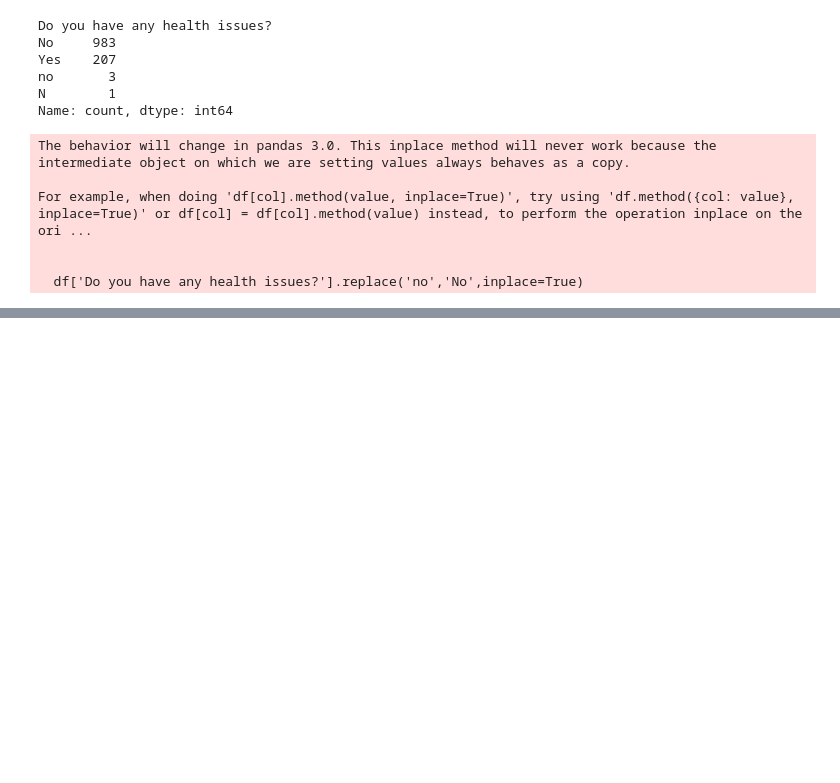
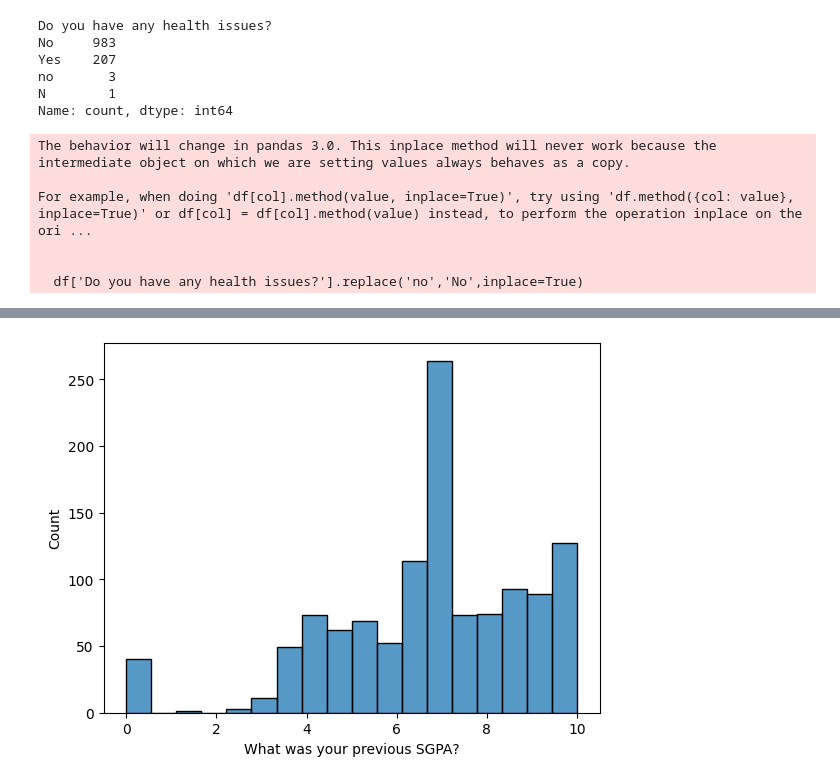
Before and after one commit to SanyamSingla2910/Student-Performance-Predictor, a Jupyter notebook: Notebooks/Understanding and cleaning the Data.ipynb, the cells around one changed output, grey strips where cells are left out. Drawn from its saved outputs; the diff is of its cells as text; code cells hidden in the pictures; blank space fills up the shorter version.

Commit message:
Little More analysis done

```diff
--- a/Notebooks/Understanding and cleaning the Data.ipynb
+++ b/Notebooks/Understanding and cleaning the Data.ipynb
@@ -262,3 +262,9 @@ df['What is you interested area?'] = df['What is you interested area?'].replace(
 # %%
 # we cleaned the categorical columns which had
 # meaning less values now we will do some univariate analysis on numerical column and move to bivariate analysis
+# %%
+counts = df['What are the skills do you have ?'].value_counts()
+# there are too many skills in the what skills do you have section so we ject just put the rest of the skills as others
+counts = counts[counts<23].index
+# %%
+df['What are the skills do you have ?'] = df['What are the skills do you have ?'].replace(counts,'Others')
@@ -264,0 +291,5 @@ df['What is you interested area?'] = df['What is you interested area?'].replace(
+# %%
+# Now we will move on to univariate analysis on numerical columns
+# i want to predict in 10 cgpa scale so i will convert the sgpa and cpga in 10 scale
+df['What is your current CGPA?'] = df['What is your current CGPA?']*2.5
+df['What was your previous SGPA?'] = df['What was your previous SGPA?']*2.5
@@ -264,0 +316,5 @@ df['What is you interested area?'] = df['What is you interested area?'].replace(
+# %%
+sns.histplot(df['What was your previous SGPA?'])
+plt.show()
+# %% [output]
+[figure, added]
```
Also changed, not shown: parts of 3 cells of this notebook.
